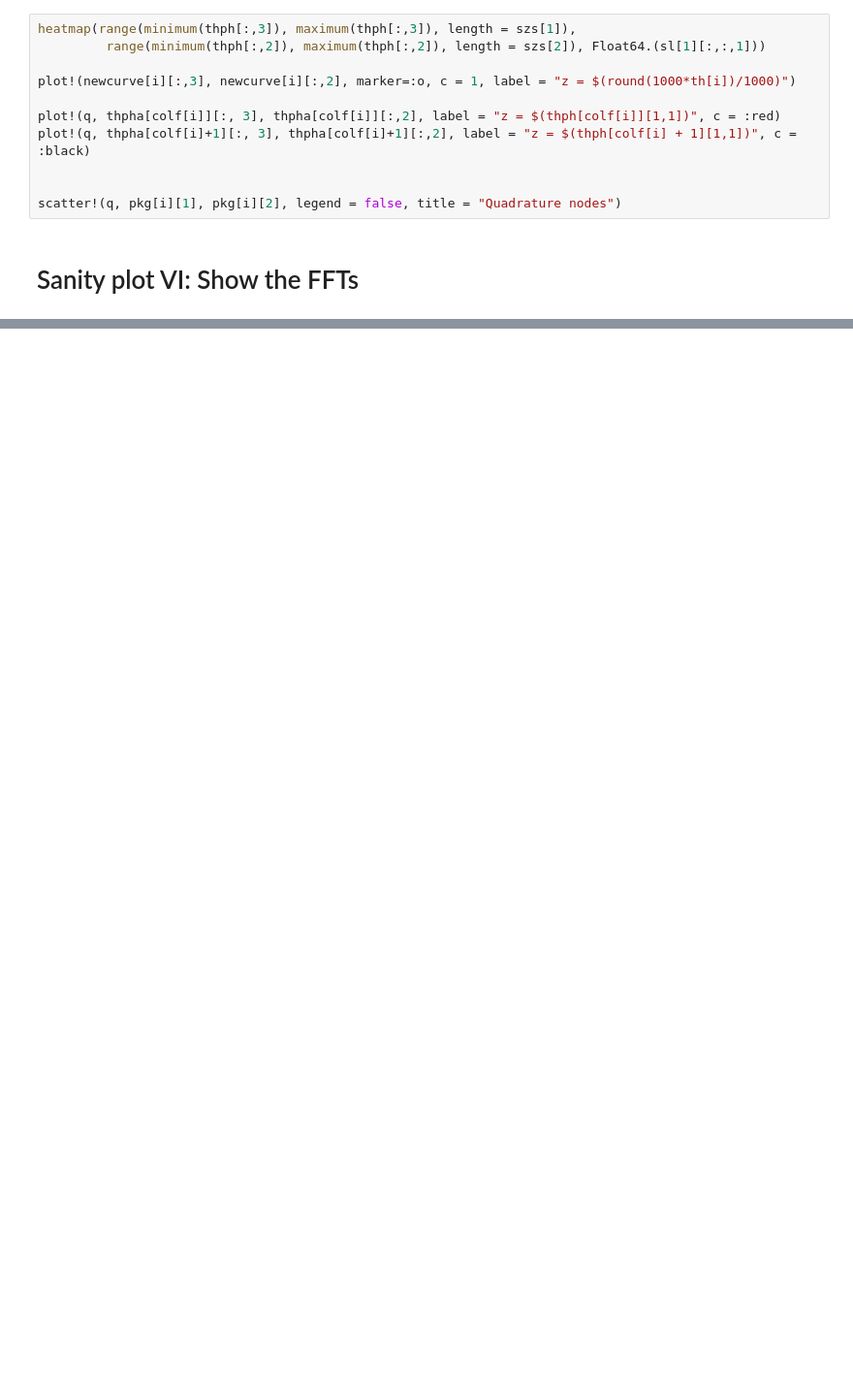
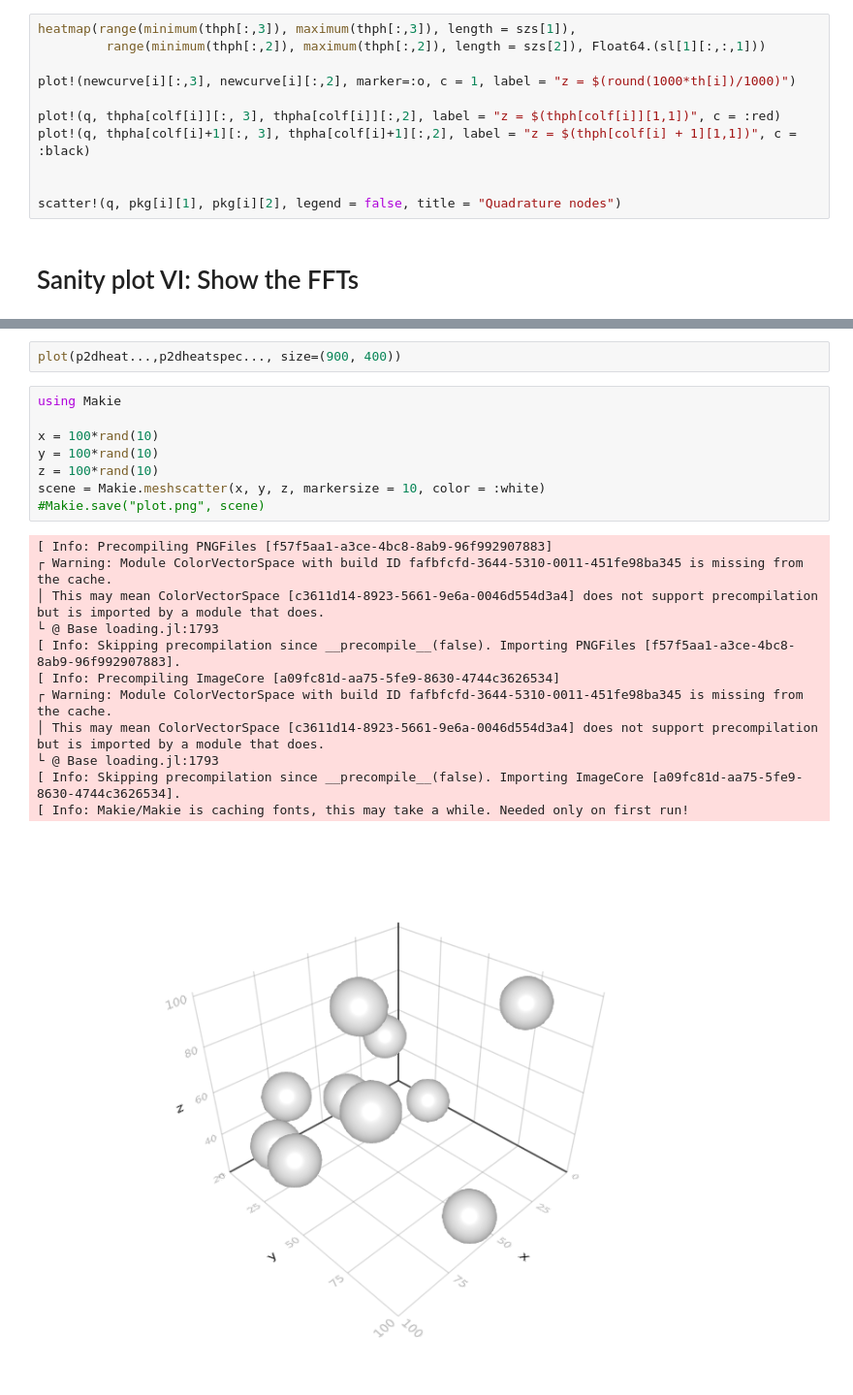
Before and after one commit to lootie/Slepians.jl, a Jupyter notebook: Examples/Localization3D.ipynb, the cells around one changed output, grey strips where cells are left out. Shown at 97% size. Saved outputs shown, nothing was run; the diff lists cells and outputs as text; blank space fills up the shorter version.

```diff
--- a/Examples/Localization3D.ipynb
+++ b/Examples/Localization3D.ipynb
@@ -239,0 +272,23 @@ plot(p2dheatspec..., size=(900, 400))
+# %%
+plot(p2dheat...,p2dheatspec..., size=(900, 400))
+# %%
+using Makie
+
+x = 100*rand(10)
+y = 100*rand(10)
+z = 100*rand(10)
+scene = Makie.meshscatter(x, y, z, markersize = 10, color = :white)
+#Makie.save("plot.png", scene)
+# %% [output]
+[ Info: Precompiling PNGFiles [f57f5aa1-a3ce-4bc8-8ab9-96f992907883]
+┌ Warning: Module ColorVectorSpace with build ID fafbfcfd-3644-5310-0011-451fe98ba345 is missing from the cache.
+│ This may mean ColorVectorSpace [c3611d14-8923-5661-9e6a-0046d554d3a4] does not support precompilation but is imported by a module that does.
+└ @ Base loading.jl:1793
+[ Info: Skipping precompilation since __precompile__(false). Importing PNGFiles [f57f5aa1-a3ce-4bc8-8ab9-96f992907883].
+[ Info: Precompiling ImageCore [a09fc81d-aa75-5fe9-8630-4744c3626534]
+┌ Warning: Module ColorVectorSpace with build ID fafbfcfd-3644-5310-0011-451fe98ba345 is missing from the cache.
+│ This may mean ColorVectorSpace [c3611d14-8923-5661-9e6a-0046d554d3a4] does not support precompilation but is imported by a module that does.
+└ @ Base loading.jl:1793
+[ Info: Skipping precompilation since __precompile__(false). Importing ImageCore [a09fc81d-aa75-5fe9-8630-4744c3626534].
+[ Info: Makie/Makie is caching fonts, this may take a while. Needed only on first run!
+[figure, added]
```
Also changed, not shown: parts of 11 cells of this notebook, 39 other files.
